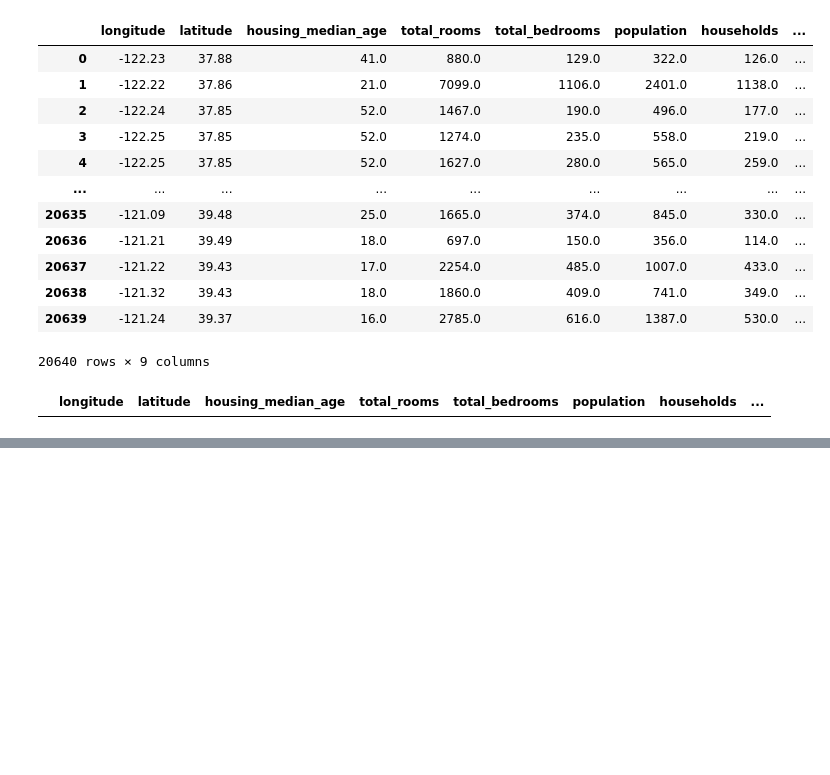
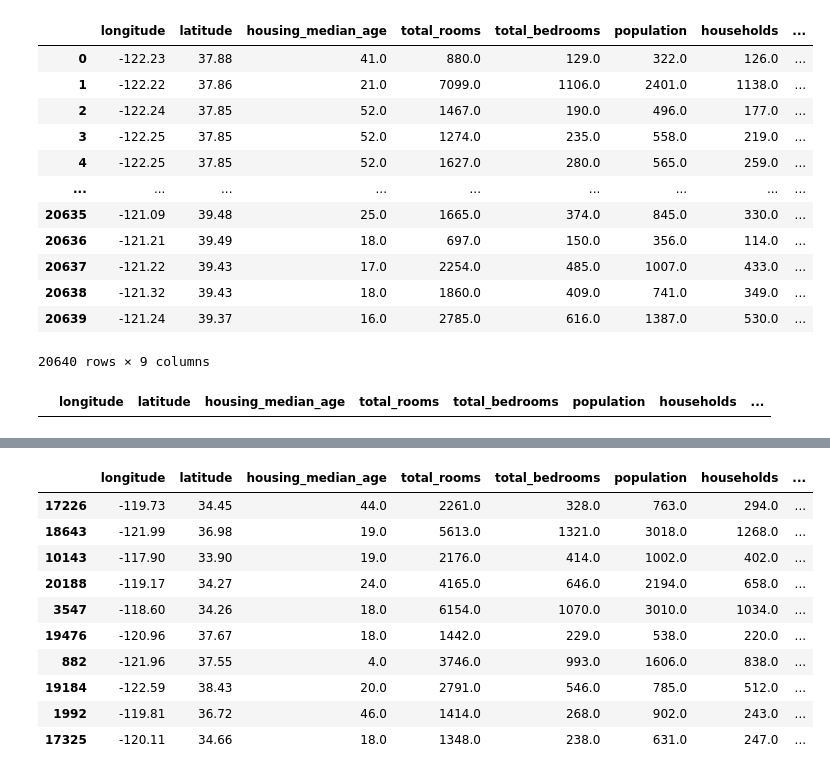
Before and after one commit to emi1977/datasciencemi, a Jupyter notebook: pandas/limpieza_datos.ipynb, the cells around one changed output, grey strips where cells are left out. Saved outputs shown, nothing was run; the diff lists cells and outputs as text; code cells hidden in the pictures; blank space fills up the shorter version.

```diff
--- a/pandas/limpieza_datos.ipynb
+++ b/pandas/limpieza_datos.ipynb
@@ -497,0 +539,15 @@ df_num[~df_num['housing_median_age'].between(1,100)]
+# %%
+#muestra, filas aleatorias
+df.sample(10)
+# %% [output]
+|  | longitude | latitude | housing_median_age | total_rooms | total_bedrooms | population | households | ... |
+| 17226 | -119.73 | 34.45 | 44.0 | 2261.0 | 328.0 | 763.0 | 294.0 | ... |
+| 18643 | -121.99 | 36.98 | 19.0 | 5613.0 | 1321.0 | 3018.0 | 1268.0 | ... |
+| 10143 | -117.90 | 33.90 | 19.0 | 2176.0 | 414.0 | 1002.0 | 402.0 | ... |
+| 20188 | -119.17 | 34.27 | 24.0 | 4165.0 | 646.0 | 2194.0 | 658.0 | ... |
+| 3547 | -118.60 | 34.26 | 18.0 | 6154.0 | 1070.0 | 3010.0 | 1034.0 | ... |
+| 19476 | -120.96 | 37.67 | 18.0 | 1442.0 | 229.0 | 538.0 | 220.0 | ... |
+| 882 | -121.96 | 37.55 | 4.0 | 3746.0 | 993.0 | 1606.0 | 838.0 | ... |
+| 19184 | -122.59 | 38.43 | 20.0 | 2791.0 | 546.0 | 785.0 | 512.0 | ... |
+| 1992 | -119.81 | 36.72 | 46.0 | 1414.0 | 268.0 | 902.0 | 243.0 | ... |
+| 17325 | -120.11 | 34.66 | 18.0 | 1348.0 | 238.0 | 631.0 | 247.0 | ... |
```
Also changed, not shown: parts of 19 cells of this notebook.
